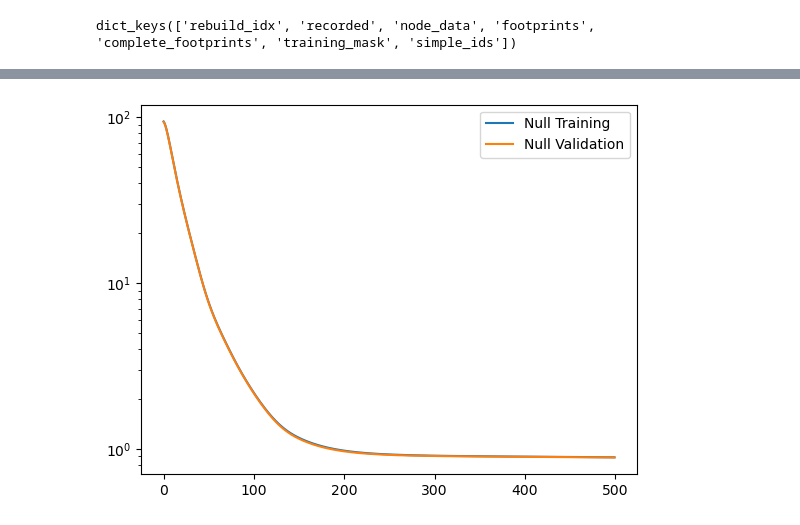
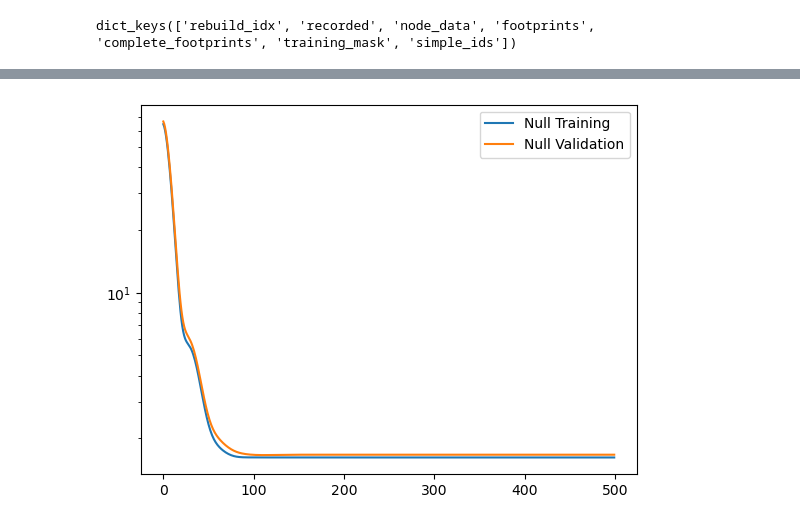
Before and after one commit to trdougherty/GRIDS, a Jupyter notebook: p1_generalbenefits.ipynb, the cells around one changed output, grey strips where cells are left out. Cells and saved outputs as stored; diff of their text form; code cells hidden in the pictures.

```diff
--- a/p1_generalbenefits.ipynb
+++ b/p1_generalbenefits.ipynb
@@ -41,8 +29,8 @@ os.getcwd()
 # %%
 from src.graph_construction import graph
-nycgraph, rebuild_info = graph(
+nycgraph, nyc_rebuild_info = graph(
     "new-york",
-    neighbor_radius=10,
+    neighbor_radius=70,
     building_buffer=30,
     test_percent=15
 )
@@ -147,3 +89,9 @@ nycgraph['footprint'].x.shape[1]
+# %%
+nyc_mask = nyc_rebuild_info['training_mask'].cpu().numpy()
+nyc_cvs = build_masks(
+    nyc_mask,
+    n_cv = 5
+)
 # %%
 from src.model import NullModel
 
@@ -246,9 +132,20 @@ tensor(7.7837, device='cuda:0', dtype=torch.float64)
 # %%
-plt.plot(null_training_tensor.mean(axis=0), label="Null Training")
-plt.plot(null_validation_tensor.mean(axis=0), label="Null Validation")
+null_training_tensor, null_validation_tensor = crossvalidation(
+    nullmodel,
+    lambda: nullmodel(nycgraph['footprint'].x),
+    nyc_cvs,
+    nyc_rebuild_info,
+    epochs=epochs
+)
+
+null_mean_tl = null_training_tensor.mean(axis=0)
+null_mean_vl = null_validation_tensor.mean(axis=0)
+
+plt.plot(null_mean_tl, label="Null Training")
+plt.plot(null_mean_vl, label="Null Validation")
 plt.legend()
 
 plt.yscale("log")
 plt.show()
 # %% [output]
-[figure, old version]
+[figure, new version]
```
Also changed, not shown: parts of 49 cells of this notebook, 1 other file.
